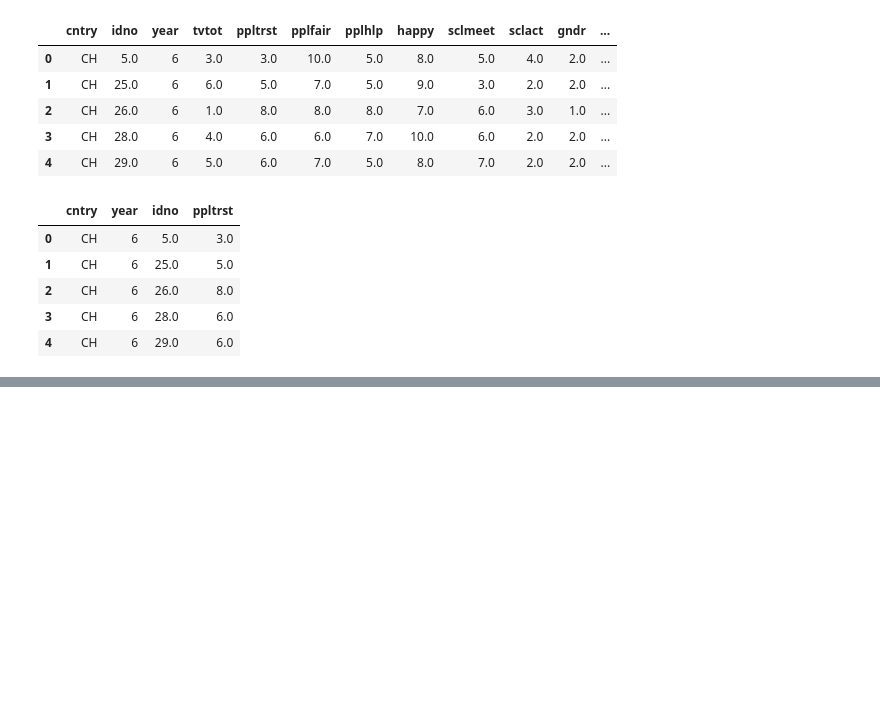
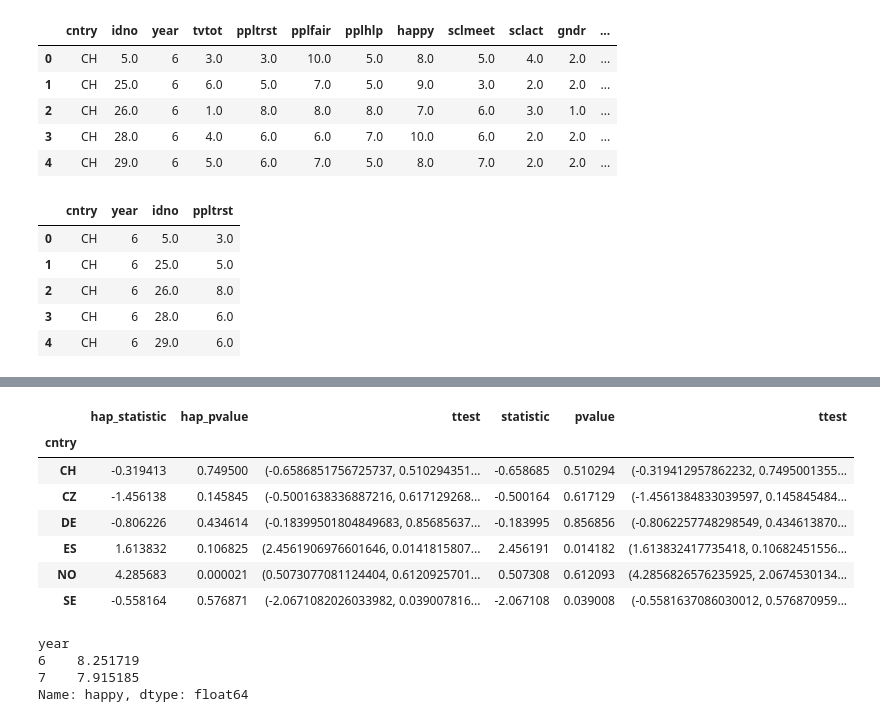
Before and after one commit to chrisoyer/thinkful_notes, a Jupyter notebook: other_topics/39_Challenge_what_test_to_use.ipynb, the cells around one changed output, grey strips where cells are left out. Saved outputs shown, nothing was run; the diff lists cells and outputs as text; code cells hidden in the pictures; blank space fills up the shorter version.

```diff
--- a/other_topics/39_Challenge_what_test_to_use.ipynb
+++ b/other_topics/39_Challenge_what_test_to_use.ipynb
@@ -67,2 +56,3 @@ TypeError: ttest_rel() missing 1 required positional argument: 'b'
 # %%
-ess_trust_df.groupby(['cntry'])['year_6', 'year_7'].apply(lambda x: ttest_rel(x['year_6'], x['year_7']))
+ess_country_df = pd.DataFrame(ess_trust_df.groupby(['cntry'])['year_6', 'year_7'].apply(lambda x: ttest_rel(x['year_6'], x['year_7'])))\
+.rename(columns={0: 'ttest'})
@@ -77,0 +59,3 @@ dtype: object
+# %%
+ess_country_df = pd.concat([ess_country_df, ess_country_df['ttest'].apply(pd.Series).rename(columns={0:'statistic', 1:'pvalue'})],
+                           axis=1)
@@ -77,0 +77,26 @@ dtype: object
+# %%
+ess_hap_df = pd.DataFrame(ess_df.groupby(['cntry', 'year', 'idno'])['happy'].agg(np.mean)).reset_index()
+ess_hap_df = ess_hap_df.pivot_table(index=['idno', 'cntry'], columns=['year'], values=['happy']).dropna(axis=0)
+ess_hap_df.columns = ["year_6", "year_7"]
+ess_hap_sum_df = pd.DataFrame(ess_hap_df.groupby(['cntry'])['year_6', 'year_7'].apply(lambda x: ttest_rel(x['year_6'], x['year_7'])))
+ess_hap_sum_df = ess_hap_sum_df.rename(columns={0: 'ttest'})
+ess_country_df = pd.concat([ess_hap_sum_df['ttest'].apply(pd.Series).rename(columns={0:'hap_statistic', 1:'hap_pvalue'}),
+                            ess_country_df], axis=1)
+ess_country_df
+# %% [output]
+|  | hap_statistic | hap_pvalue | ttest | statistic | pvalue | ttest |
+| cntry |  |  |  |  |  |  |
+| CH | -0.319413 | 0.749500 | (-0.6586851756725737, 0.510294351... | -0.658685 | 0.510294 | (-0.319412957862232, 0.7495001355... |
+| CZ | -1.456138 | 0.145845 | (-0.5001638336887216, 0.617129268... | -0.500164 | 0.617129 | (-1.4561384833039597, 0.145845484... |
+| DE | -0.806226 | 0.434614 | (-0.18399501804849683, 0.85685637... | -0.183995 | 0.856856 | (-0.8062257748298549, 0.434613870... |
+| ES | 1.613832 | 0.106825 | (2.4561906976601646, 0.0141815807... | 2.456191 | 0.014182 | (1.613832417735418, 0.10682451556... |
+| NO | 4.285683 | 0.000021 | (0.5073077081124404, 0.6120925701... | 0.507308 | 0.612093 | (4.2856826576235925, 2.0674530134... |
+| SE | -0.558164 | 0.576871 | (-2.0671082026033982, 0.039007816... | -2.067108 | 0.039008 | (-0.5581637086030012, 0.576870959... |
+# %%
+#direction of change
+ess_df.loc[ess_df.cntry == 'NO',:].groupby(['year'])['happy'].agg(np.mean)
+# %% [output]
+year
+6    8.251719
+7    7.915185
+Name: happy, dtype: float64
```
Also changed, not shown: parts of 31 cells of this notebook.
